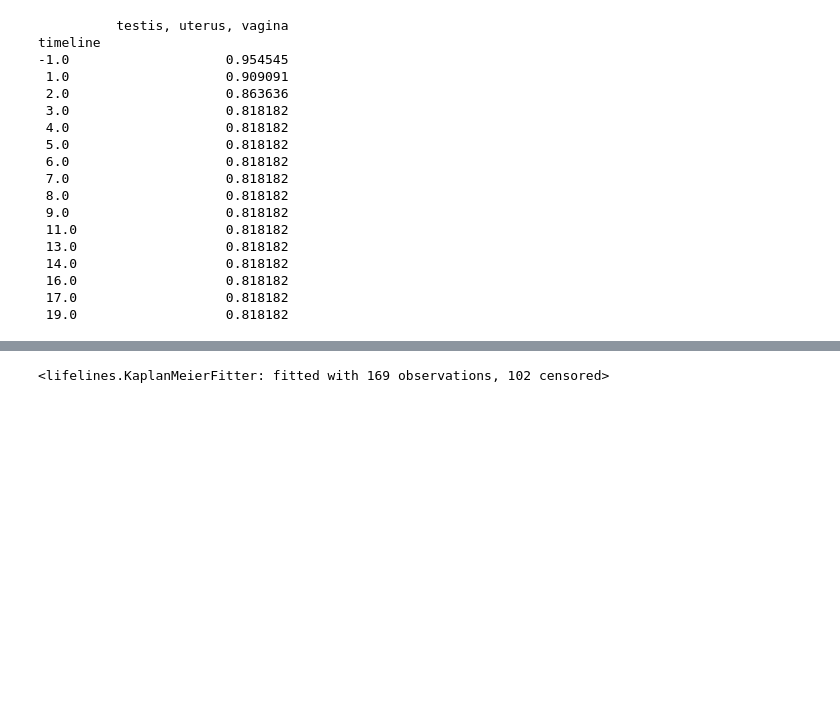
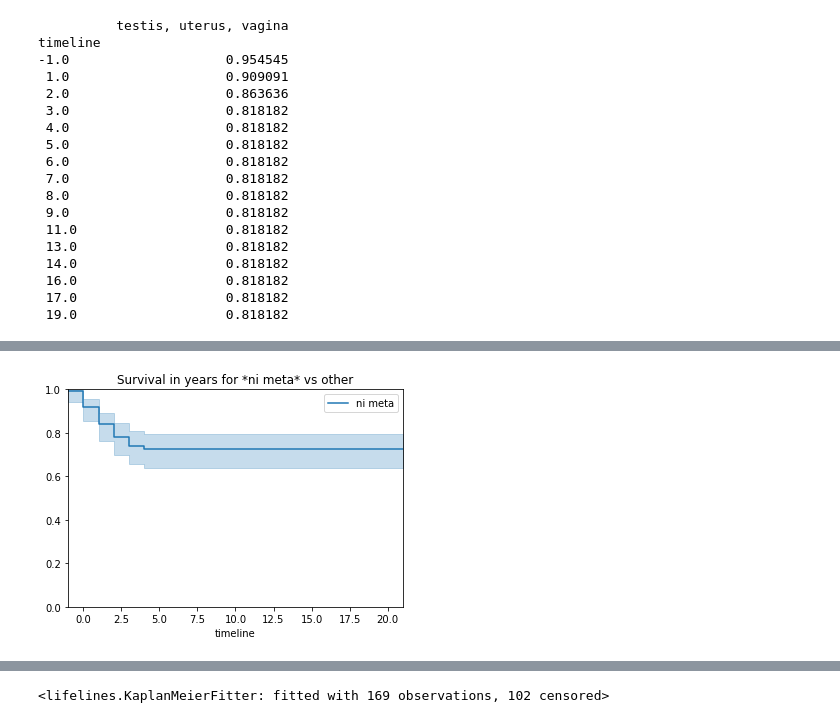
Before and after one commit to anuschka/patientsanalysis, a Jupyter notebook: RMS_Kaplan_Meier.ipynb, the cells around one changed output, grey strips where cells are left out. Drawn from its saved outputs; the diff is of its cells as text; code cells hidden in the pictures; blank space fills up the shorter version.

```diff
--- a/RMS_Kaplan_Meier.ipynb
+++ b/RMS_Kaplan_Meier.ipynb
@@ -679,0 +688,14 @@ timeline
+# %%
+# META=1
+ax = plt.subplot(111)
+
+meta = (df["meta"] == 1)
+
+kmf.fit(T[meta], event_observed=E[meta], label="ni meta")
+kmf.plot(ax=ax)
+
+plt.ylim(0, 1);
+
+plt.title("Survival in years for *ni meta* vs other");
+# %% [output]
+[figure, added]
```
Also changed, not shown: parts of 65 cells of this notebook, 1 other file.
